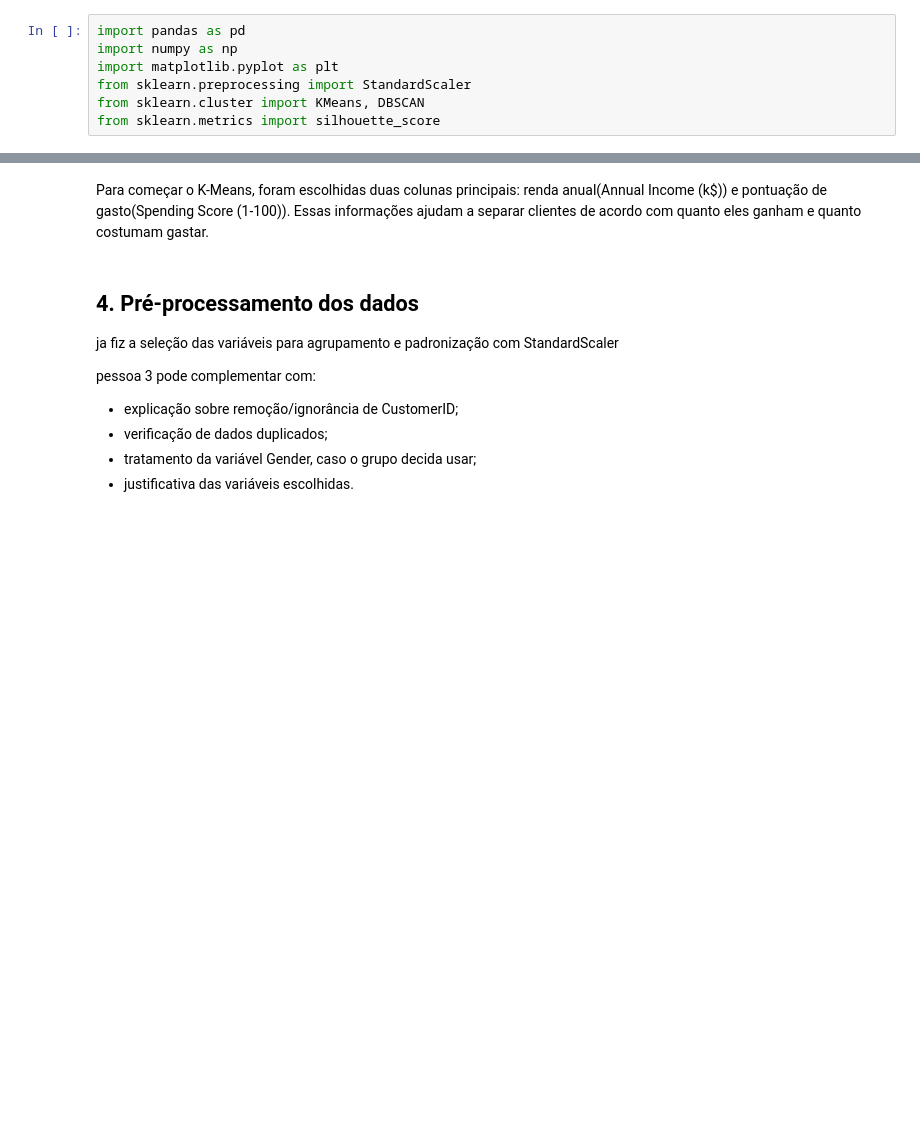
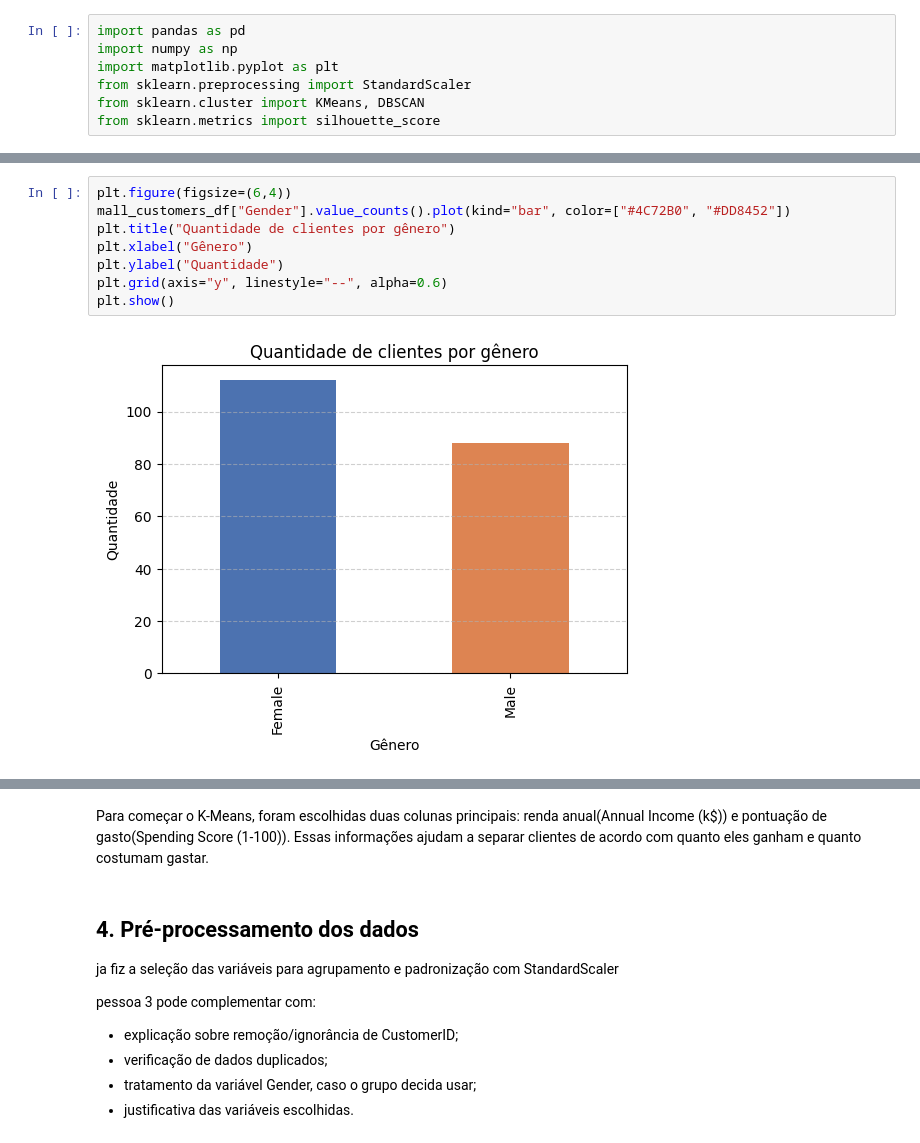
Before and after one commit to edd-araujo/segmentacao-clientes-varejo, a Jupyter notebook: notebooks/index.ipynb, the cells around one changed output, grey strips where cells are left out. Drawn from its saved outputs; the diff is of its cells as text; blank space fills up the shorter version.

```diff
--- a/notebooks/index.ipynb
+++ b/notebooks/index.ipynb
@@ -120,0 +147,10 @@ Nesta seção, criar gráficos como:
+# %%
+plt.figure(figsize=(6,4))
+mall_customers_df["Gender"].value_counts().plot(kind="bar", color=["#4C72B0", "#DD8452"])
+plt.title("Quantidade de clientes por gênero")
+plt.xlabel("Gênero")
+plt.ylabel("Quantidade")
+plt.grid(axis="y", linestyle="--", alpha=0.6)
+plt.show()
+# %% [output]
+[figure, added]
```
Also changed, not shown: parts of 26 cells of this notebook.
